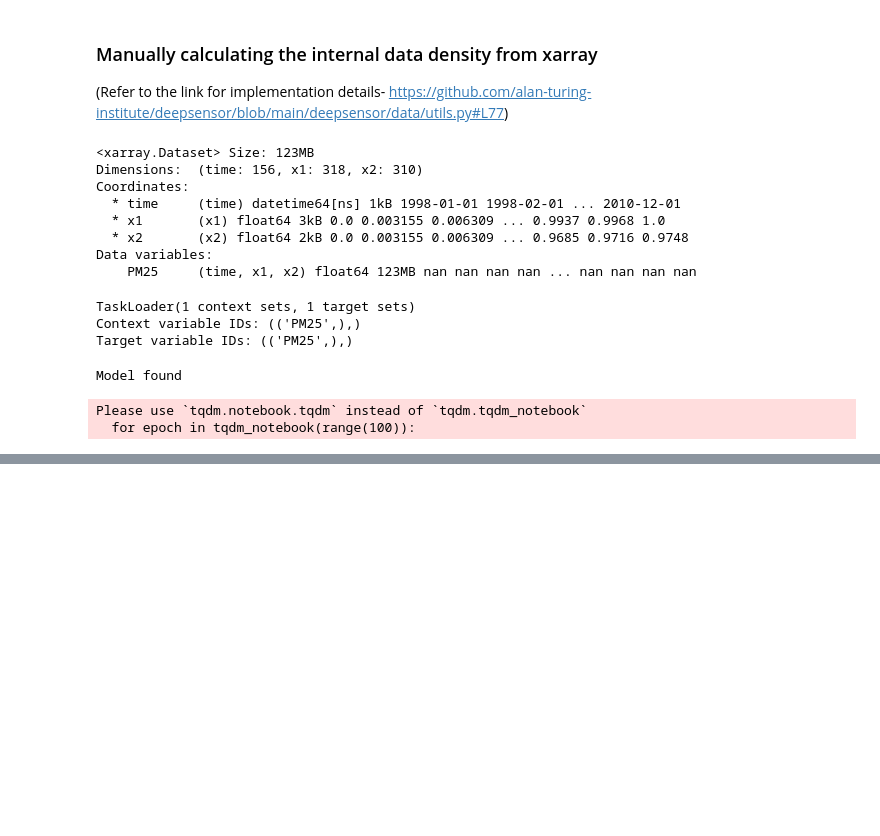
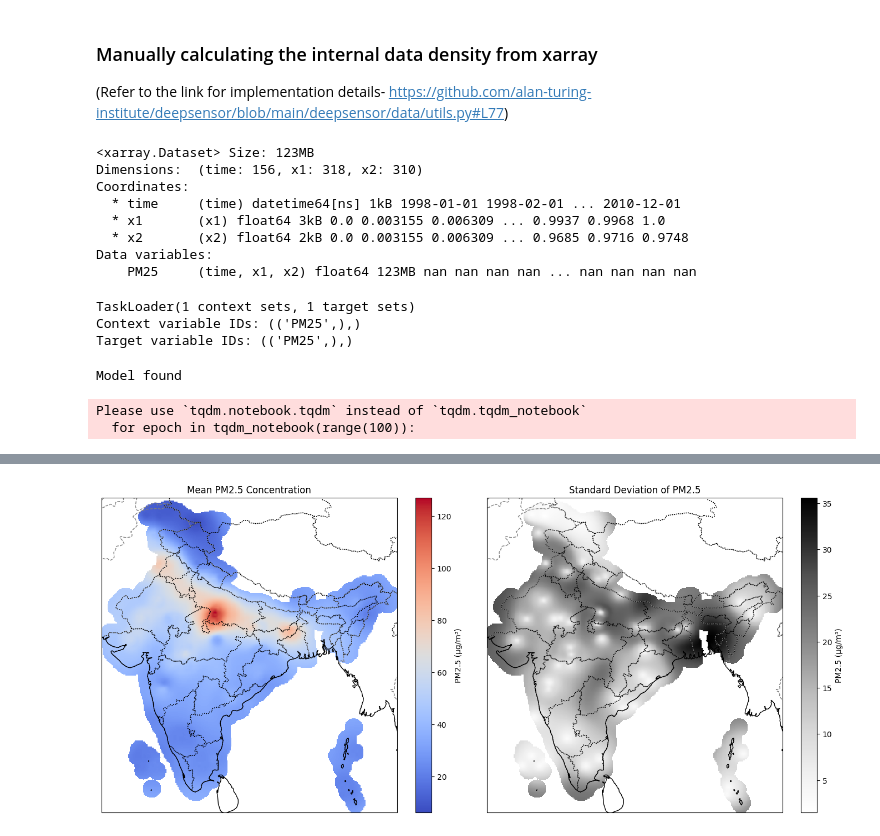
Before and after one commit to vinayakrana/AQ-SensorPlacement, a Jupyter notebook: InitialModelTrain.ipynb, the cells around one changed output, grey strips where cells are left out. Drawn from its saved outputs; the diff is of its cells as text; code cells hidden in the pictures; blank space fills up the shorter version.

```diff
--- a/InitialModelTrain.ipynb
+++ b/InitialModelTrain.ipynb
@@ -382,0 +442,52 @@ Y_t: None
+# %%
+# Define India's bounding box (approximate)
+india_extent = [68, 98, 6, 38]  # (min_lon, max_lon, min_lat, max_lat)
+
+# Extract the data
+values = pred[0].reset_index()  # Use pred[0] instead of df_india
+lat, lon, pm25_mean, pm25_std = values["lat"], values["lon"], values["mean"], values["std"]
+
+# Pivot the data for mean and standard deviation
+pm25_mean_grid = values.pivot(index="lat", columns="lon", values="mean").astype(float)
+pm25_std_grid = values.pivot(index="lat", columns="lon", values="std").astype(float)
+
+# Keep NaNs as NaNs (don't fill with 0)
+pm25_mean_grid = pm25_mean_grid.replace({0: np.nan})
+pm25_std_grid = pm25_std_grid.replace({0: np.nan})
+
+# Create a meshgrid for latitudes and longitudes
+lon_grid, lat_grid = np.meshgrid(pm25_mean_grid.columns.astype(float), pm25_mean_grid.index.astype(float))
+
+# Mask NaN values so they are ignored in pcolormesh
+pm25_mean_masked = np.ma.masked_invalid(pm25_mean_grid.values)
+pm25_std_masked = np.ma.masked_invalid(pm25_std_grid.values)
+
+# Create subplots (1 row × 2 columns)
+fig, axes = plt.subplots(1, 2, figsize=(14, 6), subplot_kw={"projection": ccrs.PlateCarree()})
+
+# Titles and colormaps for the subplots
+plot_configs = [
+    {"title": "Mean PM2.5 Concentration", "data": pm25_mean_masked, "cmap": "coolwarm"},
+    {"title": "Standard Deviation of PM2.5", "data": pm25_std_masked, "cmap": "Greys"},
+]
+
+# Loop through subplots
+for ax, config in zip(axes, plot_configs):
+    c = ax.pcolormesh(lon_grid, lat_grid, config["data"], cmap=config["cmap"], shading="auto")
+    plt.colorbar(c, ax=ax, orientation="vertical", label="PM2.5 (µg/m³)")
+
+    # Add map features
+    ax.coastlines()
+    ax.add_feature(cfeature.BORDERS, linestyle="--", edgecolor="gray")
+    ax.add_feature(cfeature.STATES, linestyle=":", edgecolor="black")
+
+    # Set plot limits to focus on India
+    ax.set_extent(india_extent, crs=ccrs.PlateCarree())
+
+    # Set title
+    ax.set_title(config["title"])
+
+plt.tight_layout()
+plt.show()
+# %% [output]
+[figure, added]
```
Also changed, not shown: parts of 19 cells of this notebook.
